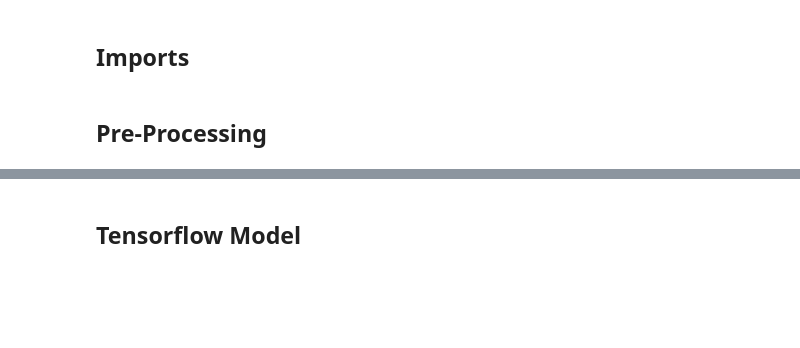
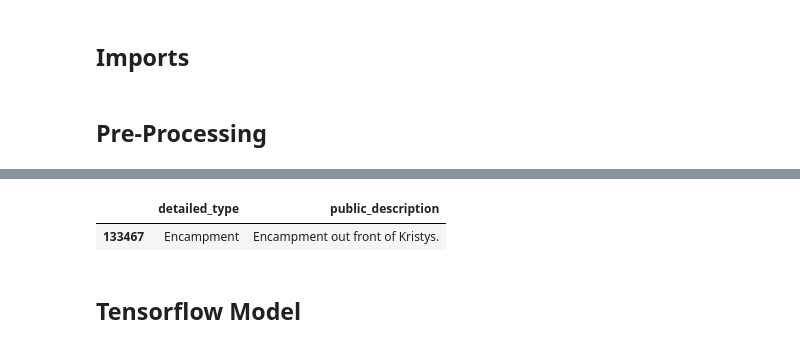
Before and after one commit to mnicnielsen/final-project-LHL-SD-311, a Jupyter notebook: notebooks/Text Classification.ipynb, the cells around one changed output, grey strips where cells are left out. Saved outputs shown, nothing was run; the diff lists cells and outputs as text; code cells hidden in the pictures; blank space fills up the shorter version.

```diff
--- a/notebooks/Text Classification.ipynb
+++ b/notebooks/Text Classification.ipynb
@@ -171,0 +21,5 @@ requests_train['length_description'] = vectorized_len(requests_train['public_des
+# %%
+processed_21_data[processed_21_data['public_description'] == 'Encampment out front of Kristys.']
+# %% [output]
+|  | detailed_type | public_description |
+| 133467 | Encampment | Encampment out front of Kristys. |
```
Also changed, not shown: parts of 90 cells of this notebook, 43 other files.
